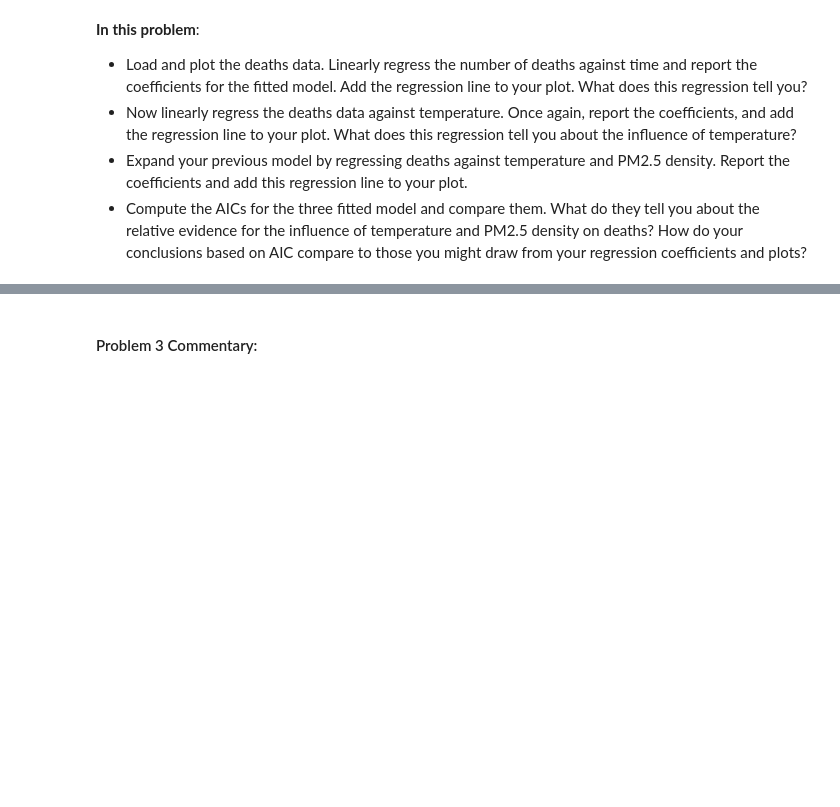
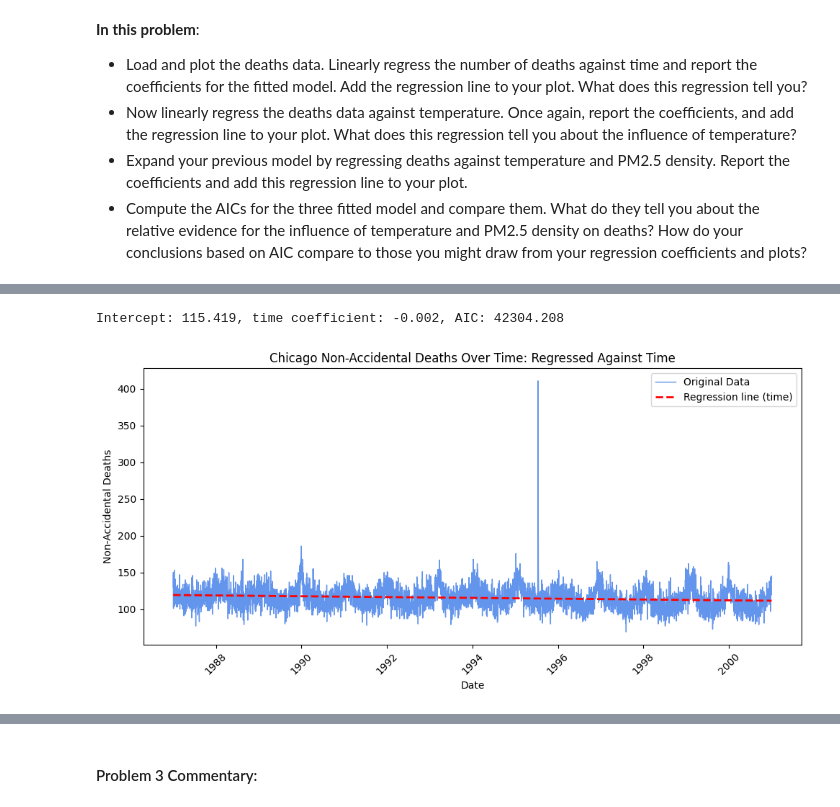
Before and after one commit to BEE4850-SP25/hw05-mcallen14, a Jupyter notebook: hw05.ipynb, the cells around one changed output, grey strips where cells are left out. Saved outputs shown, nothing was run; the diff lists cells and outputs as text; code cells hidden in the pictures; blank space fills up the shorter version.

```diff
--- a/hw05.ipynb
+++ b/hw05.ipynb
@@ -696,0 +723,27 @@ dropped in your regressions.
+# %%
+# Linearly regress the number of deaths against time and report the coefficients for the fitted model
+# deaths = b_0 + b_1 * time
+X = sm.add_constant(chicago_dat['time'])
+y = chicago_dat['death']
+model = sm.OLS(y, X).fit()
+# print(model.summary())
+int_time = model.params[0]
+coef_time = model.params[1]
+AIC_time = model.aic
+print(f'Intercept: {int_time:.3f}, time coefficient: {coef_time:.3f}, AIC: {AIC_time:.3f}')
+# Add the regression line to your plot
+plt.figure(figsize=(10, 5))
+plt.plot(chicago_dat["Date"], chicago_dat["death"], linewidth=1, color = 'cornflowerblue', label='Original Data')
+# deaths = b_0 + b_1 * time
+reg_line = int_time + coef_time*chicago_dat['time']
+plt.plot(chicago_dat["Date"], reg_line, linewidth=2, linestyle='--', color = 'red', label = 'Regression line (time)')
+plt.xlabel("Date")
+plt.ylabel("Non-Accidental Deaths")
+plt.title("Chicago Non-Accidental Deaths Over Time: Regressed Against Time")
+plt.xticks(rotation=45)
+plt.legend()
+plt.tight_layout()
+plt.show()
+# %% [output]
+Intercept: 115.419, time coefficient: -0.002, AIC: 42304.208
+[figure, added]
```
Also changed, not shown: parts of 9 cells of this notebook.
